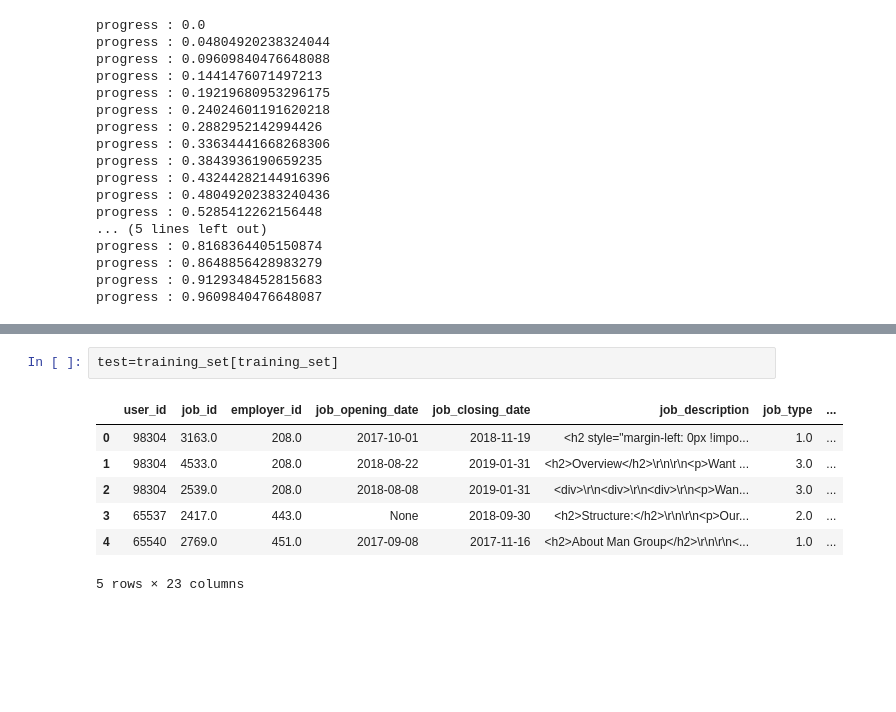
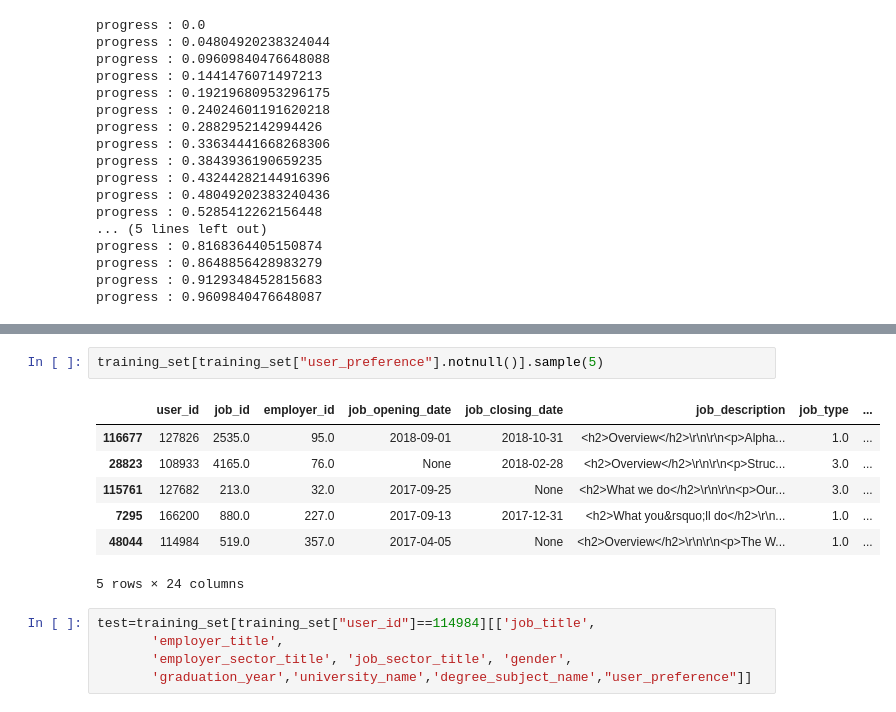
Before and after one commit to Lassanabright/Bright_Network-Data_Science, a Jupyter notebook: Train_Test_Dataset.ipynb, the cells around one changed output, grey strips where cells are left out. Saved outputs shown, nothing was run; the diff lists cells and outputs as text; blank space fills up the shorter version.

```diff
--- a/Train_Test_Dataset.ipynb
+++ b/Train_Test_Dataset.ipynb
@@ -836,11 +912,16 @@ Index(['user_id', 'job_id', 'employer_id', 'job_opening_date',
       dtype='object')
-# %%
-test=training_set[training_set]
-# %% [output]
-|  | user_id | job_id | employer_id | job_opening_date | job_closing_date | job_description | job_type | ... |
-| 0 | 98304 | 3163.0 | 208.0 | 2017-10-01 | 2018-11-19 | <h2 style="margin-left: 0px !impo... | 1.0 | ... |
-| 1 | 98304 | 4533.0 | 208.0 | 2018-08-22 | 2019-01-31 | <h2>Overview</h2>\r\n\r\n<p>Want ... | 3.0 | ... |
-| 2 | 98304 | 2539.0 | 208.0 | 2018-08-08 | 2019-01-31 | <div>\r\n<div>\r\n<div>\r\n<p>Wan... | 3.0 | ... |
-| 3 | 65537 | 2417.0 | 443.0 | None | 2018-09-30 | <h2>Structure:</h2>\r\n\r\n<p>Our... | 2.0 | ... |
-| 4 | 65540 | 2769.0 | 451.0 | 2017-09-08 | 2017-11-16 | <h2>About Man Group</h2>\r\n\r\n<... | 1.0 | ... |
-5 rows × 23 columns
+# %%
+training_set[training_set["user_preference"].notnull()].sample(5)
+# %% [output]
+|  | user_id | job_id | employer_id | job_opening_date | job_closing_date | job_description | job_type | ... |
+| 116677 | 127826 | 2535.0 | 95.0 | 2018-09-01 | 2018-10-31 | <h2>Overview</h2>\r\n\r\n<p>Alpha... | 1.0 | ... |
+| 28823 | 108933 | 4165.0 | 76.0 | None | 2018-02-28 | <h2>Overview</h2>\r\n\r\n<p>Struc... | 3.0 | ... |
+| 115761 | 127682 | 213.0 | 32.0 | 2017-09-25 | None | <h2>What we do</h2>\r\n\r\n<p>Our... | 3.0 | ... |
+| 7295 | 166200 | 880.0 | 227.0 | 2017-09-13 | 2017-12-31 | <h2>What you&rsquo;ll do</h2>\r\n... | 1.0 | ... |
+| 48044 | 114984 | 519.0 | 357.0 | 2017-04-05 | None | <h2>Overview</h2>\r\n\r\n<p>The W... | 1.0 | ... |
+5 rows × 24 columns
+# %%
+test=training_set[training_set["user_id"]==114984][['job_title',
+       'employer_title',
+       'employer_sector_title', 'job_sector_title', 'gender',
+       'graduation_year','university_name','degree_subject_name',"user_preference"]]
```
Also changed, not shown: parts of 18 cells of this notebook, 2 other files.
